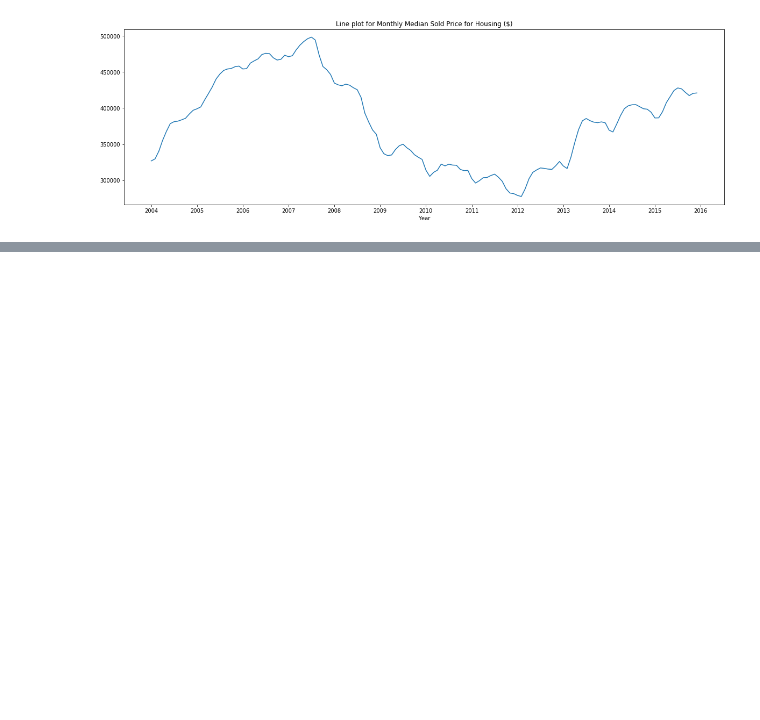
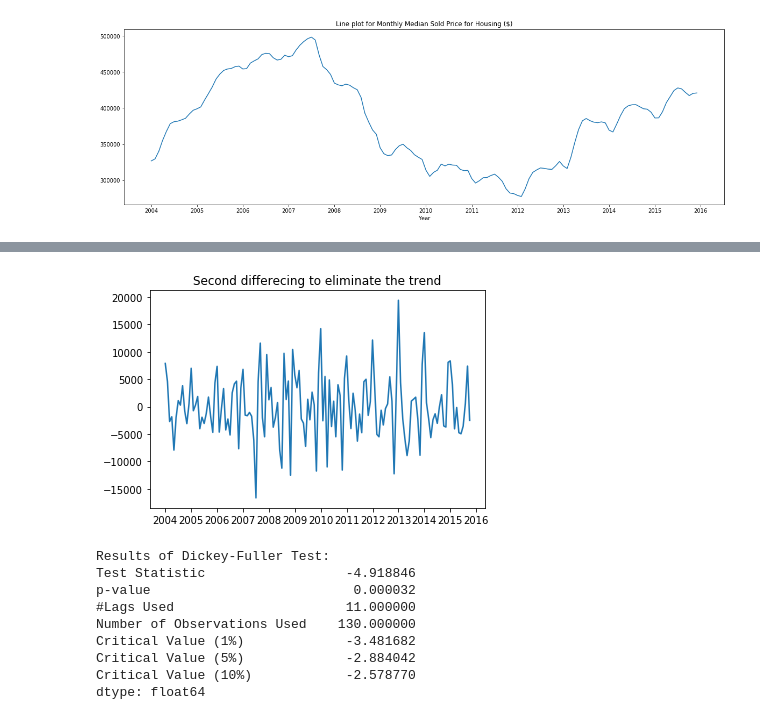
Before and after one commit to mikiotada/msds604-finalproject, a Jupyter notebook: mikio_msds604_finalproject.ipynb, the cells around one changed output, grey strips where cells are left out. Saved outputs shown, nothing was run; the diff lists cells and outputs as text; code cells hidden in the pictures; blank space fills up the shorter version.

```diff
--- a/mikio_msds604_finalproject.ipynb
+++ b/mikio_msds604_finalproject.ipynb
@@ -44,0 +110,27 @@ pyplot.show()
+# %%
+#second differecing the trend
+d2 = list()
+for i in range(1, len(d1)):
+    value = d1[i] - d1[i - 1]
+    d2.append(value)
+
+plt.title('Second differecing to eliminate the trend')
+plt.xticks(np.arange(0, 163, step=12), ('2004', '2005', '2006',
+                                        '2007', '2008', '2009',
+                                        '2010', '2011', '2012',
+                                        '2013', '2014', '2015', '2016'))
+plt.plot(d2)
+pyplot.show()
+
+adf_test(d2)
+# %% [output]
+[figure, added]
+Results of Dickey-Fuller Test:
+Test Statistic                  -4.918846
+p-value                          0.000032
+#Lags Used                      11.000000
+Number of Observations Used    130.000000
+Critical Value (1%)             -3.481682
+Critical Value (5%)             -2.884042
+Critical Value (10%)            -2.578770
+dtype: float64
```
Also changed, not shown: parts of 34 cells of this notebook, 1 other file.
